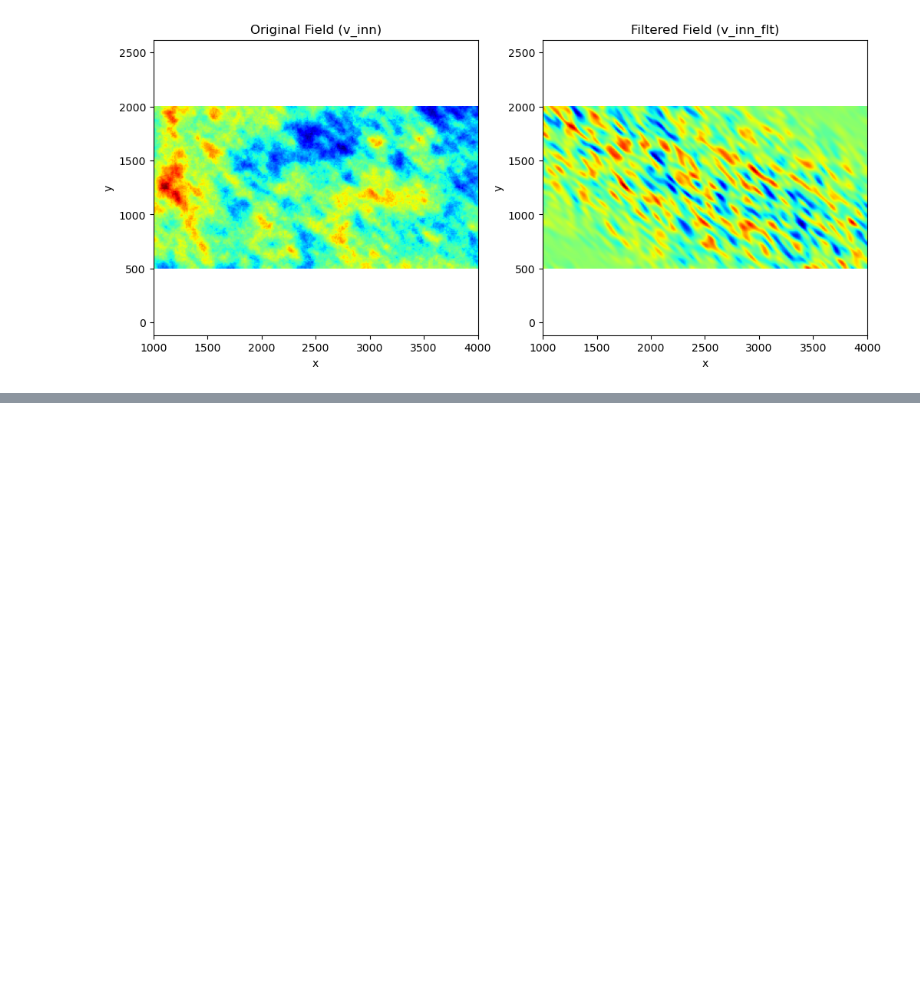
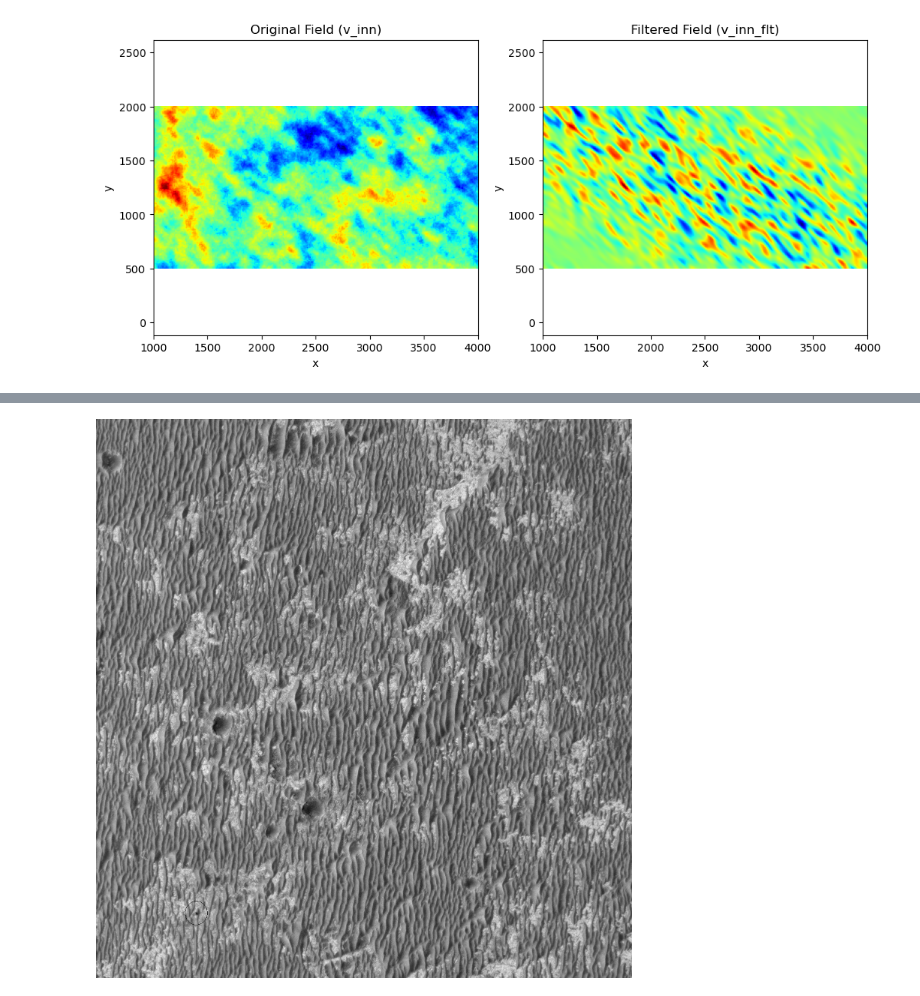
Before and after one commit to 4minakov/practical-data, a Jupyter notebook: Data_Practicals_5.ipynb, the cells around one changed output, grey strips where cells are left out. Saved outputs shown, nothing was run; the diff lists cells and outputs as text; code cells hidden in the pictures; blank space fills up the shorter version.

```diff
--- a/Data_Practicals_5.ipynb
+++ b/Data_Practicals_5.ipynb
@@ -168,0 +176,6 @@ plt.show()
+# %%
+import IPython
+url = 'https://www.uahirise.org/images/2009/details/cut/ESP_011765_1780_cut.jpg'
+IPython.display.Image(url, width = 600)
+# %% [output]
+[figure, added]
```
Also changed, not shown: parts of 1 cell of this notebook.
